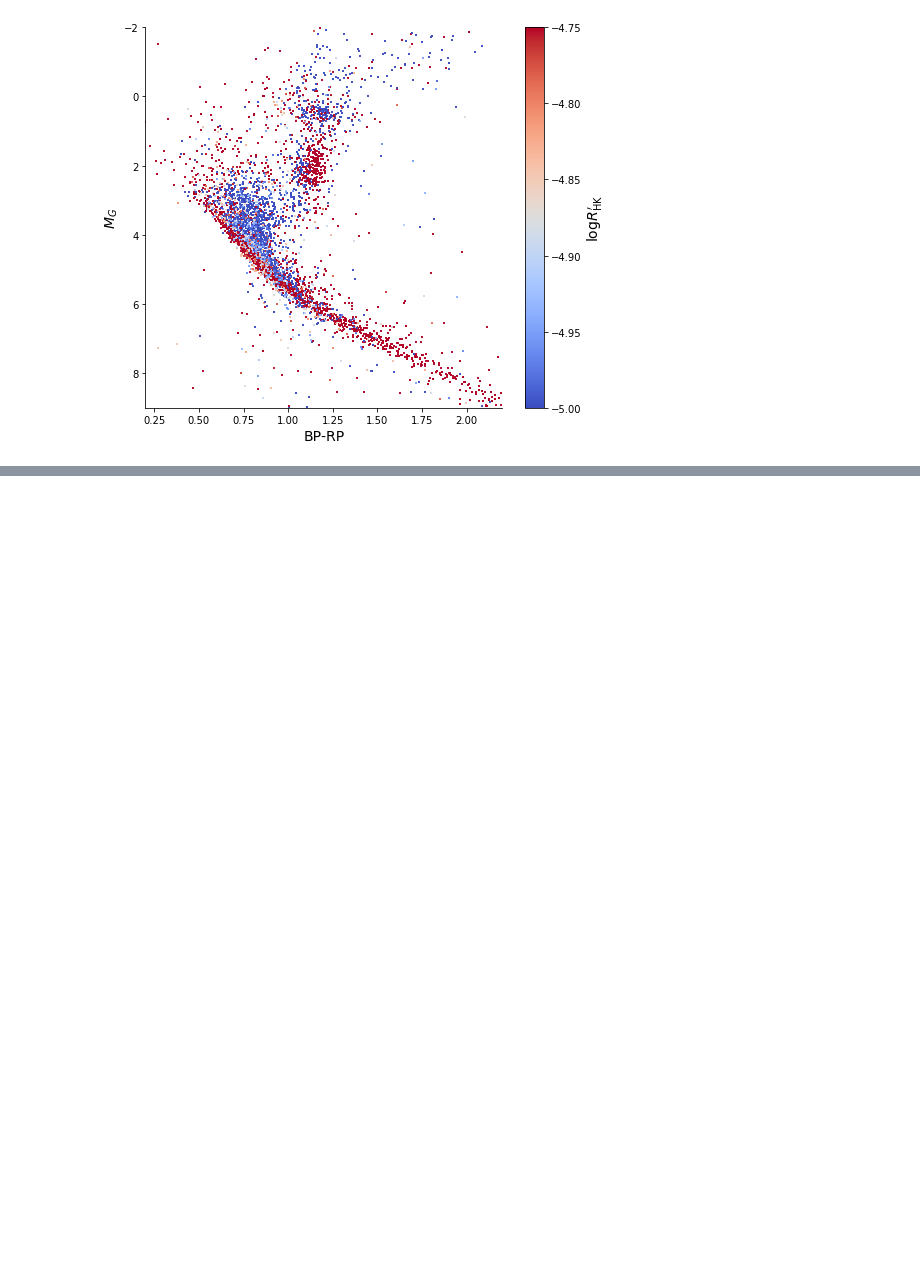
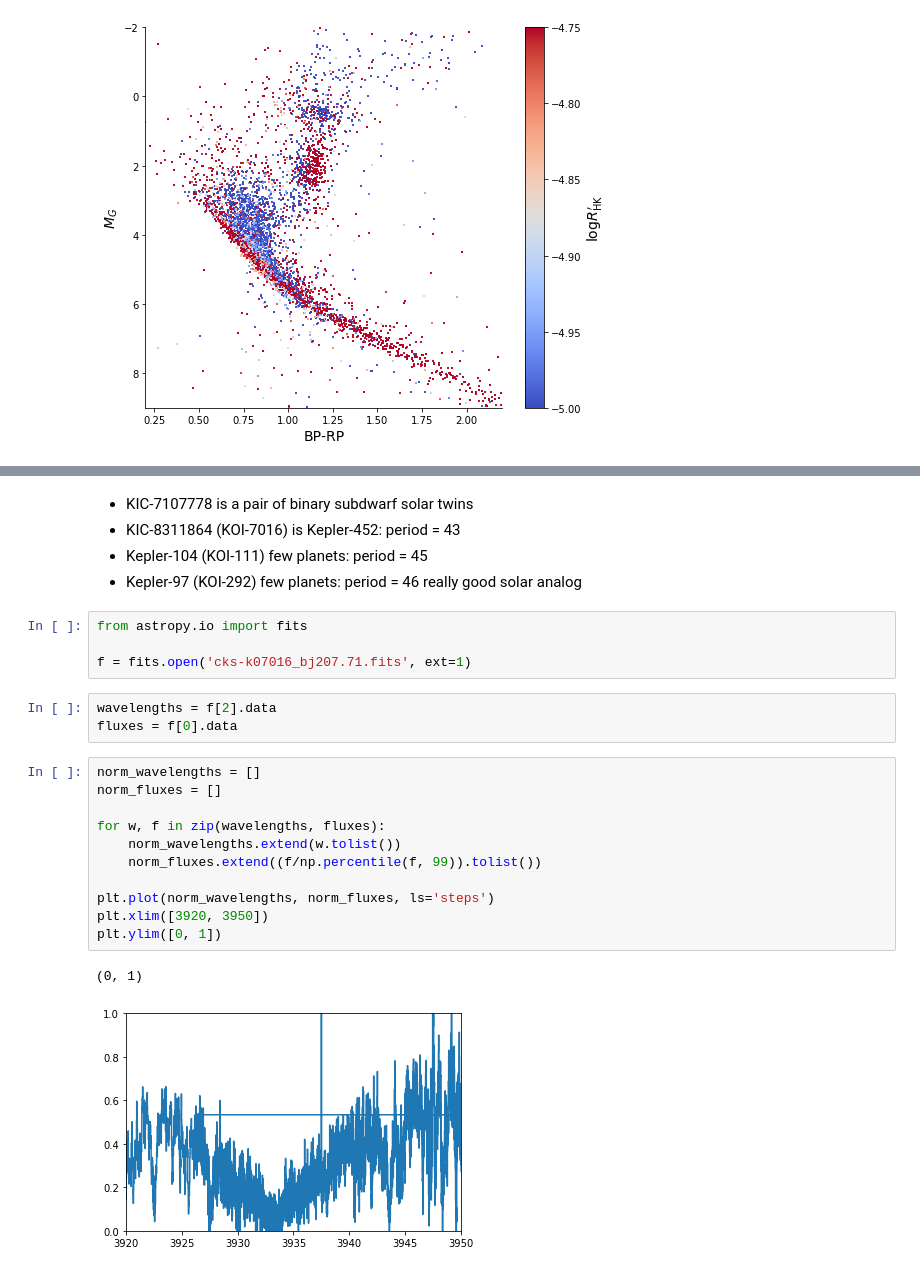
Before and after one commit to bmorris3/annierussell, a Jupyter notebook: inactive_ms.ipynb, the cells around one changed output, grey strips where cells are left out. Cells and saved outputs as stored; diff of their text form; blank space fills up the shorter version.

```diff
--- a/inactive_ms.ipynb
+++ b/inactive_ms.ipynb
@@ -166,0 +196,26 @@ for axis in ax:
+# %% [markdown]
+* KIC-7107778 is a pair of binary subdwarf solar twins
+* KIC-8311864 (KOI-7016) is Kepler-452: period = 43
+* Kepler-104 (KOI-111) few planets: period = 45
+* Kepler-97 (KOI-292) few planets: period = 46 really good solar analog
+# %%
+from astropy.io import fits
+
+f = fits.open('cks-k07016_bj207.71.fits', ext=1)
+# %%
+wavelengths = f[2].data
+fluxes = f[0].data
+# %%
+norm_wavelengths = []
+norm_fluxes = []
+
+for w, f in zip(wavelengths, fluxes):
+    norm_wavelengths.extend(w.tolist())
+    norm_fluxes.extend((f/np.percentile(f, 99)).tolist())
+
+plt.plot(norm_wavelengths, norm_fluxes, ls='steps')
+plt.xlim([3920, 3950])
+plt.ylim([0, 1])
+# %% [output]
+(0, 1)
+[figure, added]
```
Also changed, not shown: parts of 6 cells of this notebook.
